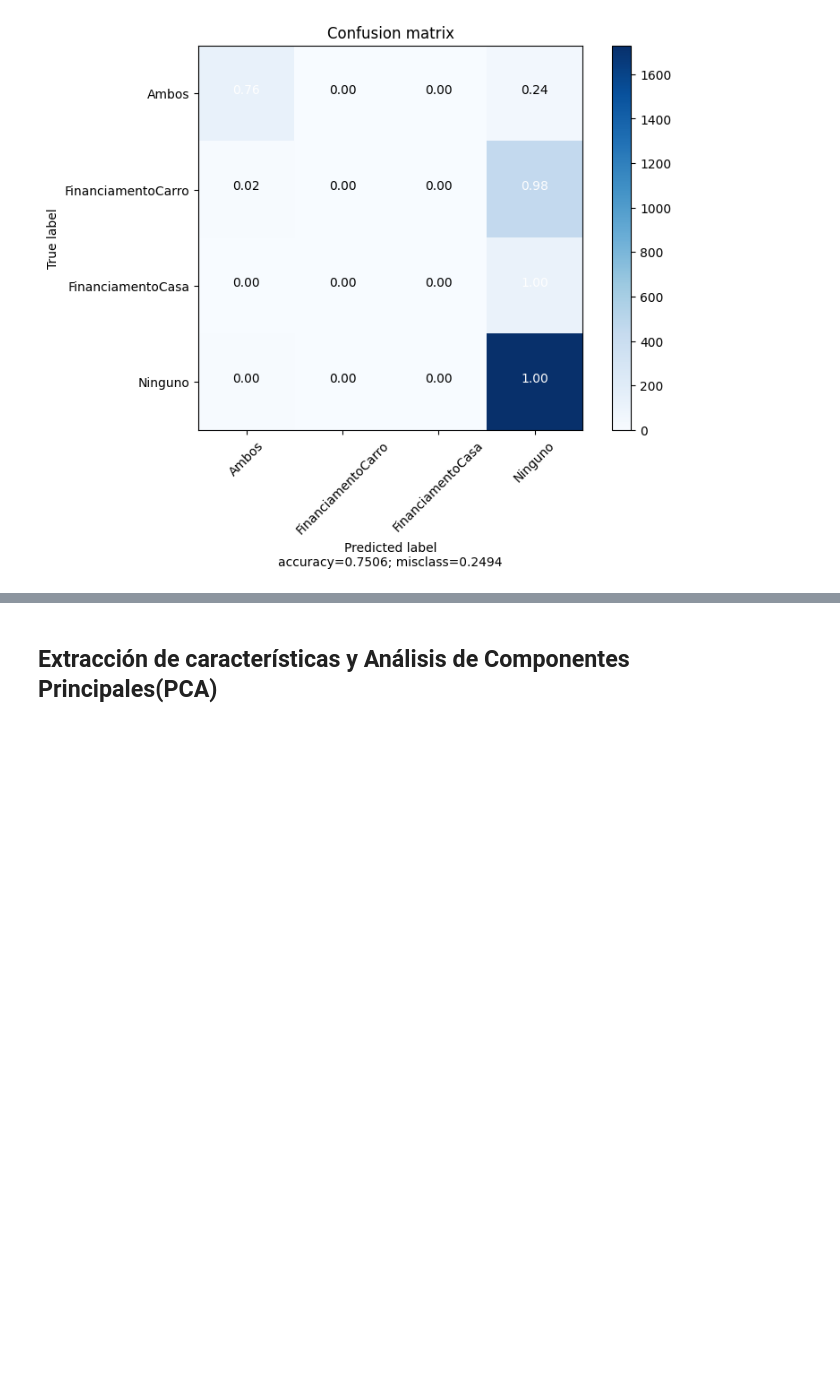
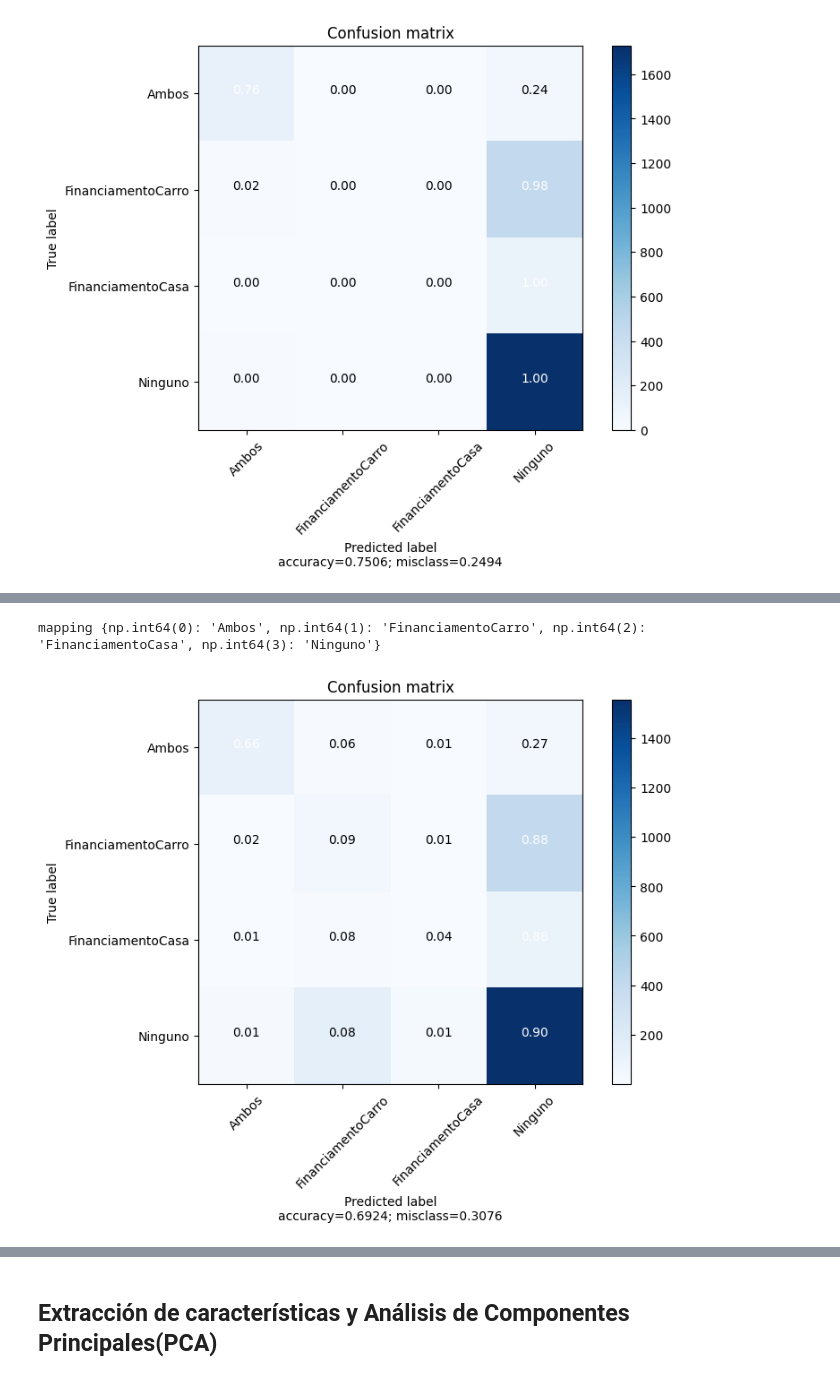
Before and after one commit to ma-carrasco/python-b2-proyecto-final-miguelangel-carrascohernandez, a Jupyter notebook: python-b2-proyecto-final-miguelangel-carrascohernandez.ipynb, the cells around one changed output, grey strips where cells are left out. Saved outputs shown, nothing was run; the diff lists cells and outputs as text; code cells hidden in the pictures; blank space fills up the shorter version.

```diff
--- a/python-b2-proyecto-final-miguelangel-carrascohernandez.ipynb
+++ b/python-b2-proyecto-final-miguelangel-carrascohernandez.ipynb
@@ -2374,3 +2420,9 @@ mapping {np.int64(0): 'Ambos', np.int64(1): 'FinanciamentoCarro', np.int64(2): '
+# %%
+# Plot confusion matrix
+plot_confusion_matrix(confusion_matrix(y_test, y_pred_knn), tipo_financiamiento_mapping)
+# %% [output]
+mapping {np.int64(0): 'Ambos', np.int64(1): 'FinanciamentoCarro', np.int64(2): 'FinanciamentoCasa', np.int64(3): 'Ninguno'}
+[figure, added]
 # %% [markdown]
 ## Preguntas
 * *¿Puedes comparar los modelos y determinar cuál de ellos tiene un mejor rendimiento en términos de exactitud?*
```
Also changed, not shown: parts of 18 cells of this notebook.
